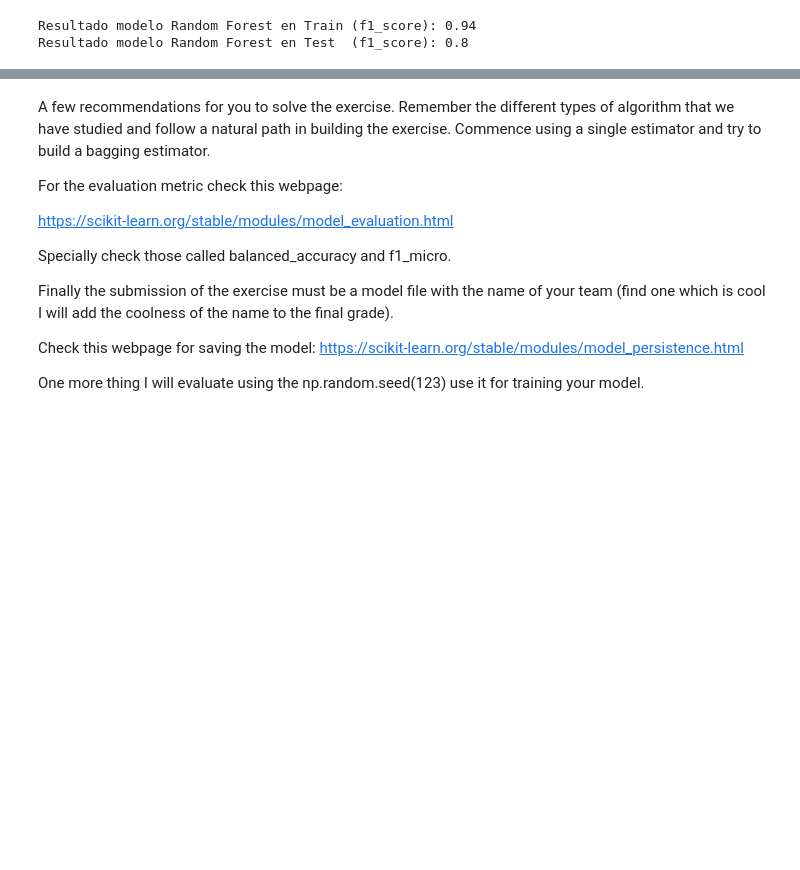
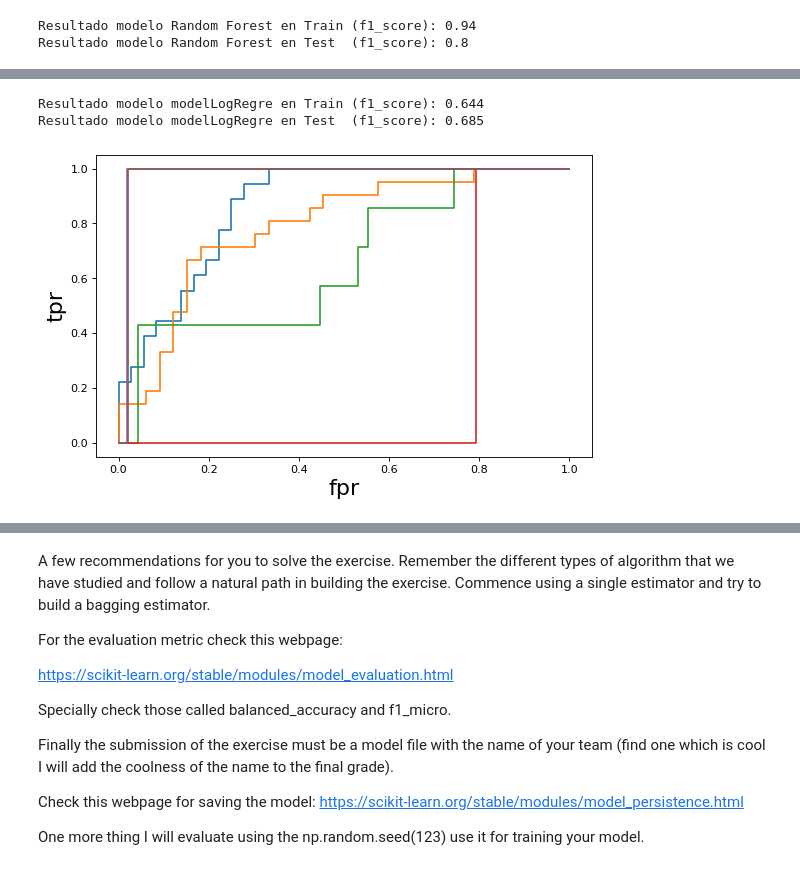
Before and after one commit to AlvaroUriel/idal_ia3, a Jupyter notebook: Hunger_games.ipynb, the cells around one changed output, grey strips where cells are left out. Cells and saved outputs as stored; diff of their text form; code cells hidden in the pictures; blank space fills up the shorter version.

```diff
--- a/Hunger_games.ipynb
+++ b/Hunger_games.ipynb
@@ -171,0 +174,3 @@ Resultado modelo Random Forest en Test  (f1_score): 0.8
+# %%
+modelLogRegre = LogisticRegression(max_iter=300)
+modelLogRegre.fit(X_train, Y_train)
@@ -171,0 +186,34 @@ Resultado modelo Random Forest en Test  (f1_score): 0.8
+# %%
+
+print(f'Resultado modelo modelLogRegre en Train (f1_score): {f1_score(Y_train, modelLogRegre.predict(X_train), average = "micro").round(3)}')
+print(f'Resultado modelo modelLogRegre en Test  (f1_score): {f1_score(Y_test, modelLogRegre.predict(X_test), average = "micro").round(3)}')
+# %% [output]
+Resultado modelo modelLogRegre en Train (f1_score): 0.644
+Resultado modelo modelLogRegre en Test  (f1_score): 0.685
+# %%
+import matplotlib.pyplot as plt
+from matplotlib.pyplot import figure
+
+figure(figsize=(8, 5), dpi=80)
+
+for i, tipo in enumerate(np.unique(Y_test)):
+
+  type_glass = tipo
+
+  new_probs = []
+  for value in Y_test['type_of_glass']:
+    if value == type_glass:
+      new_probs.append(1.0)
+    else:
+      new_probs.append(0.0)
+
+  fpr, tpr, thresholds = roc_curve(new_probs, list(modelLogRegre.predict_proba(X_test)[:,i]), drop_intermediate=False)
+  df_roc = pd.DataFrame({'fpr':fpr, 'tpr':tpr, 'threshold':thresholds})
+
+  plt.plot(df_roc['fpr'],df_roc['tpr'])
+
+plt.xlabel("fpr",fontsize=20)
+plt.ylabel("tpr",fontsize=20)
+plt.show()
+# %% [output]
+[figure, added]
```
Also changed, not shown: parts of 4 cells of this notebook.
